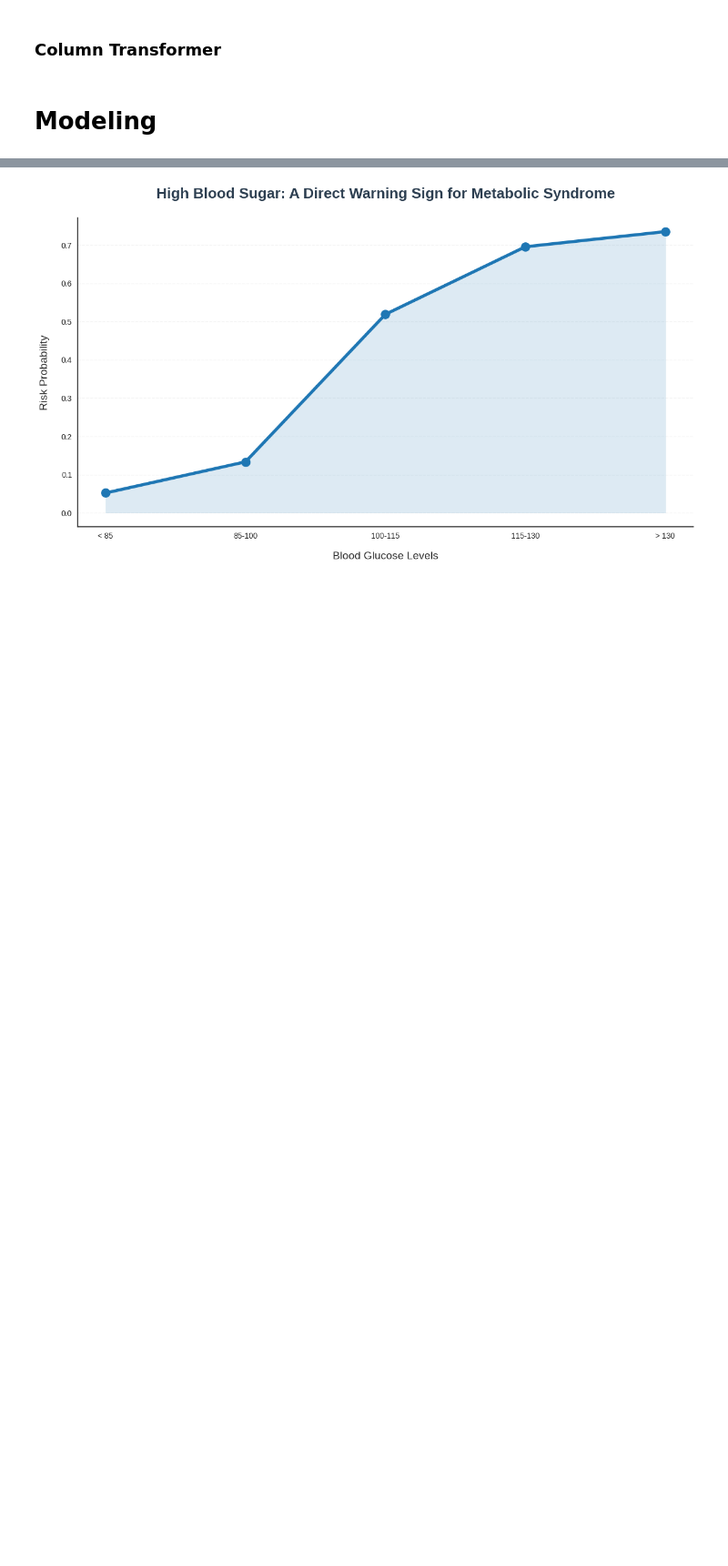
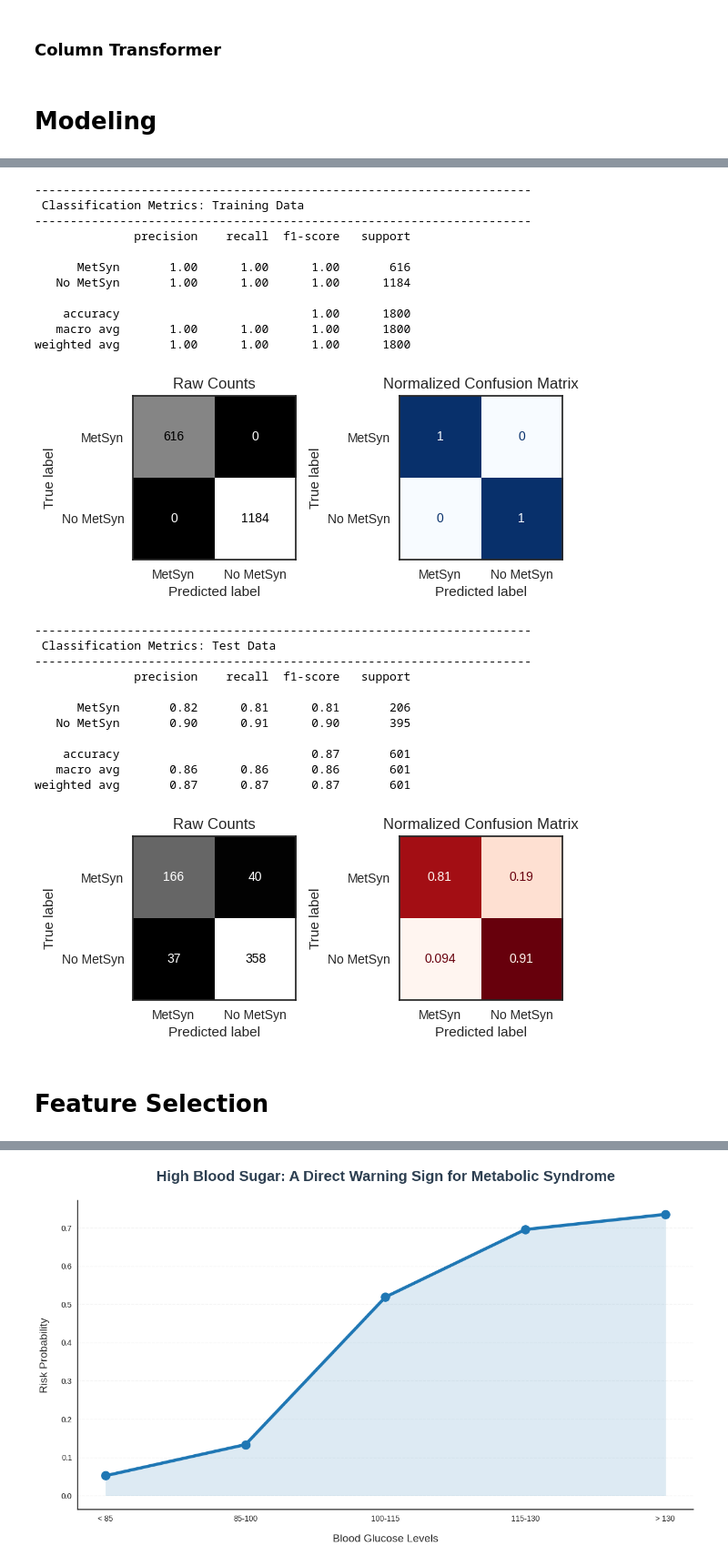
Before and after one commit to Yousef-Zeer/metabolic_syndrome_predction, a Jupyter notebook: metabolic_syndrome.ipynb, the cells around one changed output, grey strips where cells are left out. Shown at 91% size. Cells and saved outputs as stored; diff of their text form; code cells hidden in the pictures; blank space fills up the shorter version.

Commit message:
Add feature engineering and selection

```diff
--- a/metabolic_syndrome.ipynb
+++ b/metabolic_syndrome.ipynb
@@ -773,0 +781,21 @@ fig.tight_layout()
+# %%
+
+group_imputer_fitted = rf_pipe.named_steps['groupedmedianimputer']
+preprocessor_fitted = rf_pipe.named_steps['columntransformer']
+
+X_train_processed = preprocessor_fitted.transform(group_imputer_fitted.transform(X_train))
+
+X_test_processed = preprocessor_fitted.transform(group_imputer_fitted.transform(X_test))
+# %%
+pca = PCA(n_components=3)
+pca.fit(X_train_processed)
+
+pcs_train = pca.transform(X_train_processed)
+pcs_test = pca.transform(X_test_processed)
+
+original_cols = preprocessor_fitted.get_feature_names_out().tolist()
+pca_cols = ['PC1', 'PC2', 'PC3']
+all_cols = original_cols + pca_cols
+# %%
+X_train_new = pd.DataFrame(np.concatenate([X_train_processed, pcs_train], axis=1), columns=all_cols)
+X_test_new  = pd.DataFrame(np.concatenate([X_test_processed,  pcs_test],  axis=1), columns=all_cols)
@@ -773,0 +811,31 @@ fig.tight_layout()
+# %%
+rf_pca = RandomForestClassifier(random_state=42)
+rf_pca.fit(X_train_new, y_train)
+evaluate_classification(rf_pca, X_train_new, y_train, X_test_new, y_test)
+# %% [output]
+----------------------------------------------------------------------
+ Classification Metrics: Training Data
+----------------------------------------------------------------------
+              precision    recall  f1-score   support
+
+      MetSyn       1.00      1.00      1.00       616
+   No MetSyn       1.00      1.00      1.00      1184
+
+    accuracy                           1.00      1800
+   macro avg       1.00      1.00      1.00      1800
+weighted avg       1.00      1.00      1.00      1800
+[figure, added]
+----------------------------------------------------------------------
+ Classification Metrics: Test Data
+----------------------------------------------------------------------
+              precision    recall  f1-score   support
+
+      MetSyn       0.82      0.81      0.81       206
+   No MetSyn       0.90      0.91      0.90       395
+
+    accuracy                           0.87       601
+   macro avg       0.86      0.86      0.86       601
+weighted avg       0.87      0.87      0.87       601
+[figure, added]
+# %% [markdown]
+# Feature Selection
```
Also changed, not shown: parts of 13 cells of this notebook.
